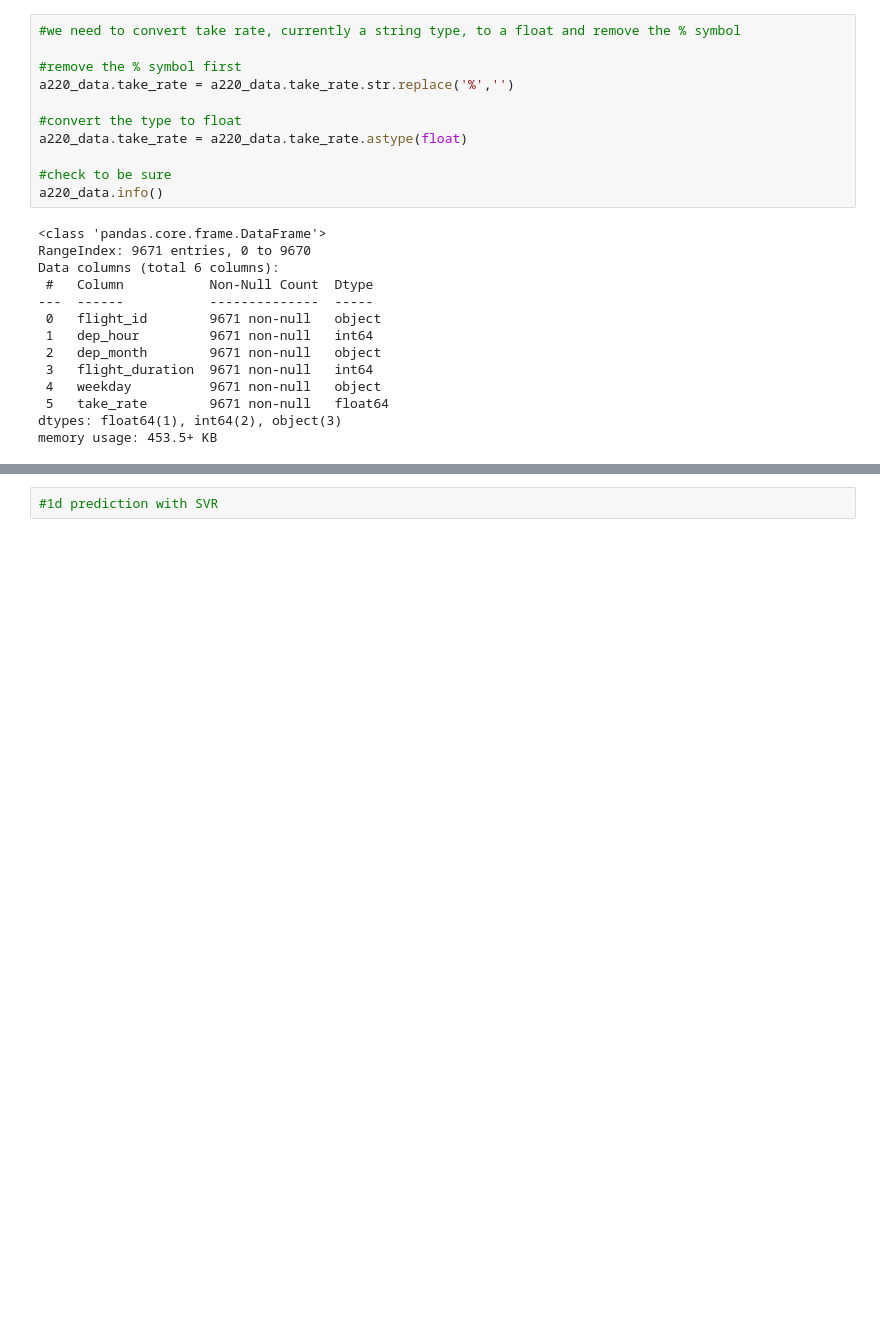
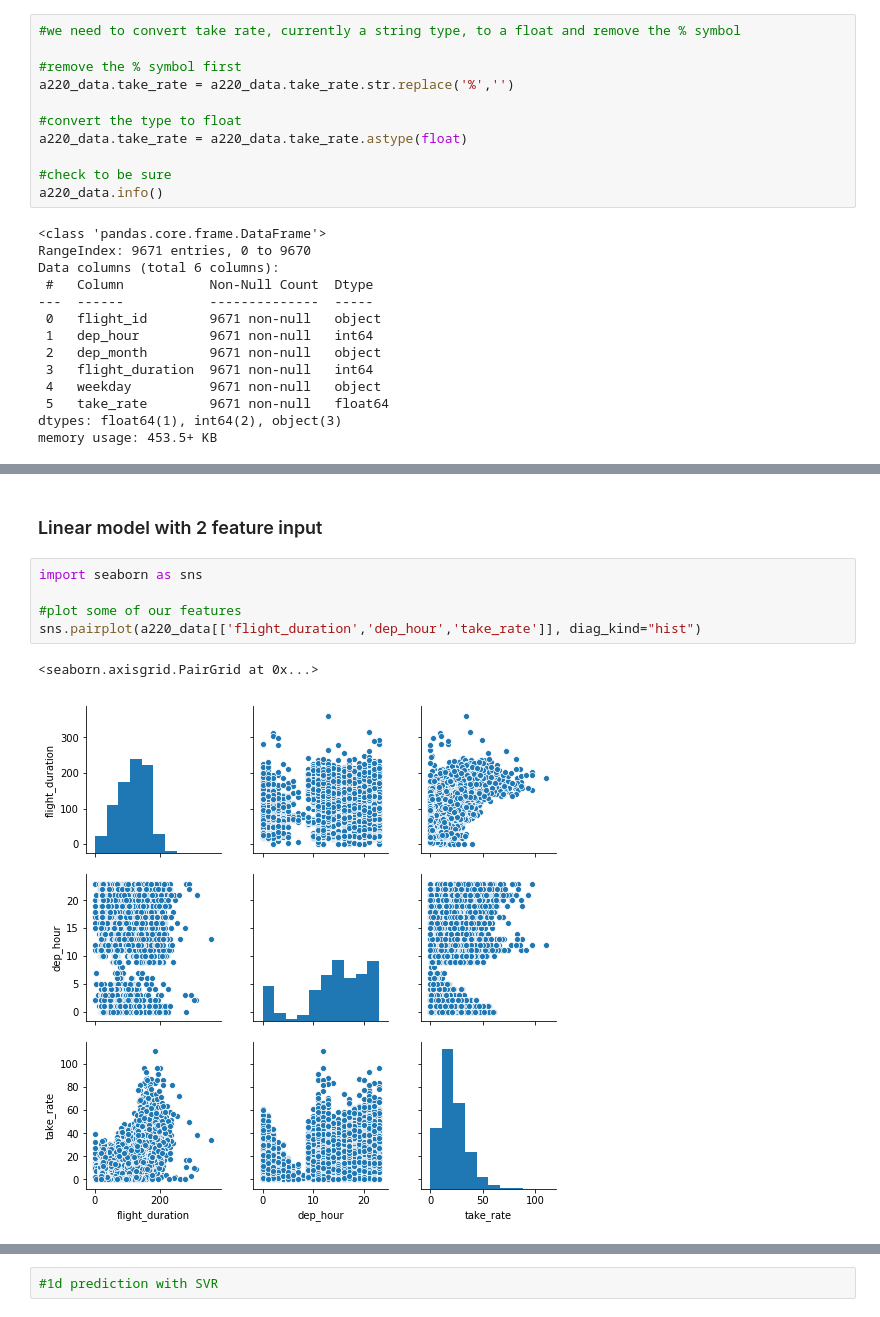
Before and after one commit to muell149/data_analysis2020, a Jupyter notebook: session2/session2.ipynb, the cells around one changed output, grey strips where cells are left out. Cells and saved outputs as stored; diff of their text form; blank space fills up the shorter version.

```diff
--- a/session2/session2.ipynb
+++ b/session2/session2.ipynb
@@ -276,0 +318,10 @@ memory usage: 453.5+ KB
+# %% [markdown]
+### Linear model with 2 feature input
+# %%
+import seaborn as sns
+
+#plot some of our features
+sns.pairplot(a220_data[['flight_duration','dep_hour','take_rate']], diag_kind="hist")
+# %% [output]
+<seaborn.axisgrid.PairGrid at 0x...>
+[figure, added]
```
Also changed, not shown: parts of 50 cells of this notebook.
